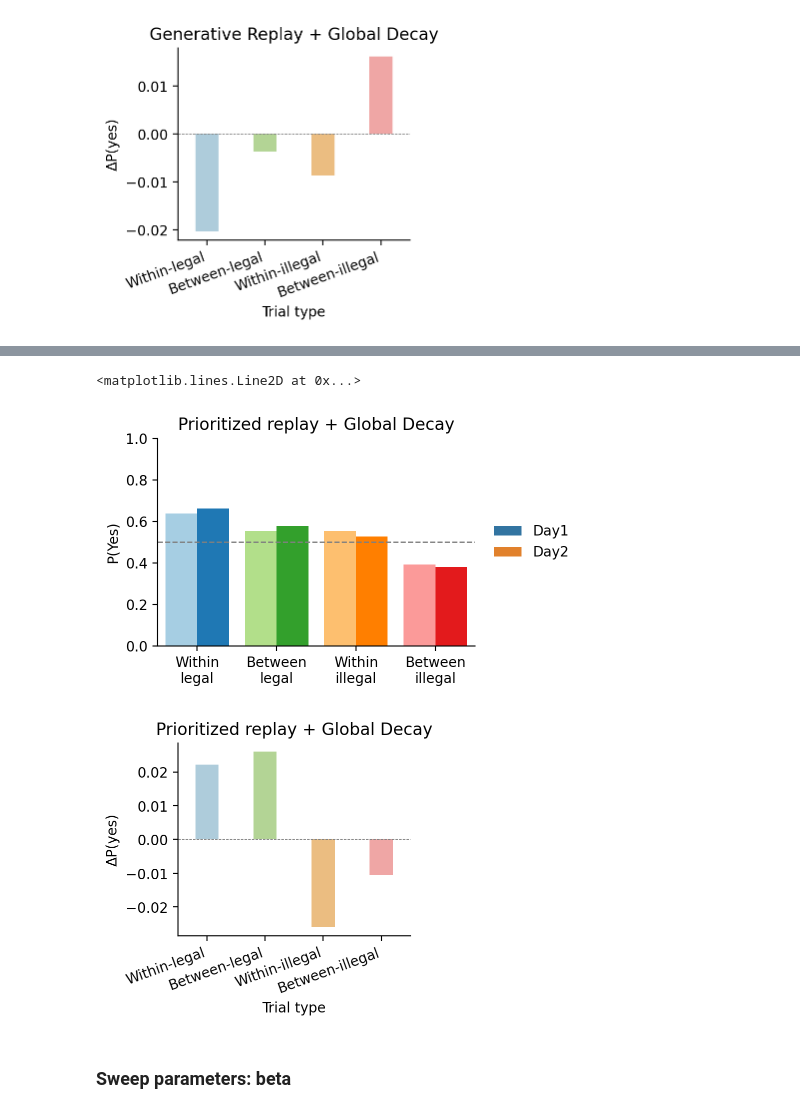
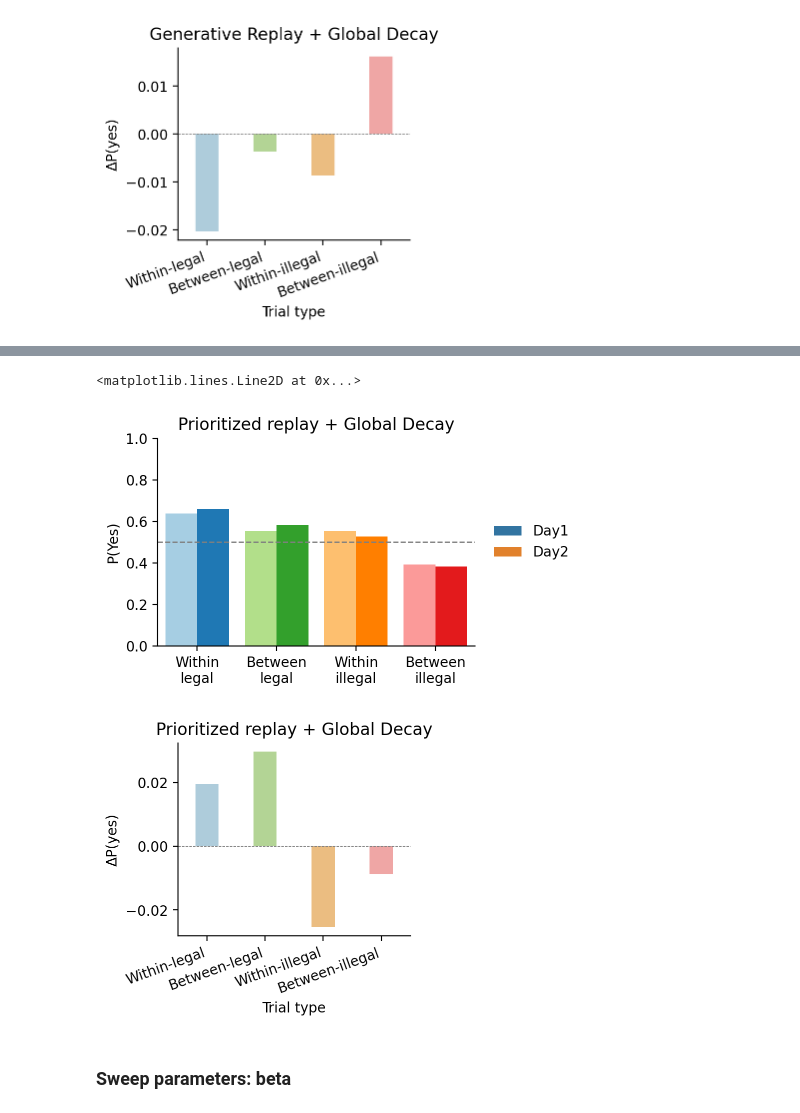
Before and after one commit to Xiaoyue-Zhou/Auditory-Structure-Learning-Model, a Jupyter notebook: Hebbian_exponential_decay.ipynb, the cells around one changed output, grey strips where cells are left out. Cells and saved outputs as stored; diff of their text form; code cells hidden in the pictures.

```diff
--- a/Hebbian_exponential_decay.ipynb
+++ b/Hebbian_exponential_decay.ipynb
@@ -435,8 +438,8 @@ title = 'Prioritized replay only'
 conso_params = ConsolidationParameters(
     conso_type = 'selective',
     global_retention=1,
-    n_replay=200,
-    replay_length=20,
+    n_replay=1000,
+    replay_length=4,
     beta_consolidation = 0.7,
     normalize_lag1_strength = True,
     lr_consolidation = 0.4,
@@ -451,7 +454,7 @@ for iSubj, mdl in enumerate(day1_model):
     mdl_post_conso = mdl.copy()
     rng_consolidation = np.random.default_rng(iSubj)
 
-    mdl_post_conso.consolidation(conso_type='selective',
+    mdl_post_conso.consolidation(conso_type=conso_params.conso_type,
                                rng = rng_consolidation,
                                conso_params = conso_params)
 
@@ -478,7 +481,5 @@ ax = plot_delta_byType(day1_data, day2_data,
                         title=title,
                         colors=my_color)
 ax.axhline(y=0.0, color='gray', linestyle='--', linewidth=0.5)
-
-# contrast? count vs. surprisal?
 # %% [output]
 <matplotlib.lines.Line2D at 0x...>
@@ -490,9 +491,9 @@ title = 'Prioritized replay + Global Decay'
 
 conso_params = ConsolidationParameters(
     conso_type = 'selective',
-    global_retention=0.7,
-    n_replay=200,
-    replay_length=20,
+    global_retention=0.8,
+    n_replay=1000,
+    replay_length=4,
     beta_consolidation = 0.7,
     normalize_lag1_strength = True,
     lr_consolidation = 0.2,
@@ -512,34 +513,34 @@ for iSubj, mdl in enumerate(day1_model):
                                conso_params = conso_params)
 
     # make sure day2 is also frozen test
     mdl_post_conso_list.append(mdl_post_conso)
 
 # run day 2 experiment
 model_list = mdl_post_conso_list
 day2_data, model_final = Exp_simulation_day2(model_list,
                                              trials_s2_all)
 
 fig, ax = plot_day2_byType(day1_data,
                            day2_data,
                            measure = 'p_yes',
                            ylab = 'P(Yes)',
                            title=title)
 ax.axhline(y=0.5, color='gray', linestyle='--', linewidth=1)
 ax.set_ylim([0, 1.0])
 
 # delta
 ax = plot_delta_byType(day1_data, day2_data,
                         measure='p_yes',
                         ylab='ΔP(yes)',
                         title=title,
                         colors=my_color)
 ax.axhline(y=0.0, color='gray', linestyle='--', linewidth=0.5)
 
 # contrast? count vs. surprisal?
 # %% [output]
 <matplotlib.lines.Line2D at 0x...>
 [figure]
-[figure, old version]
+[figure, new version]
 # %% [markdown]
 ### Sweep parameters: beta
 # %%
```
Also changed, not shown: parts of 4 cells of this notebook, 1 other file.
